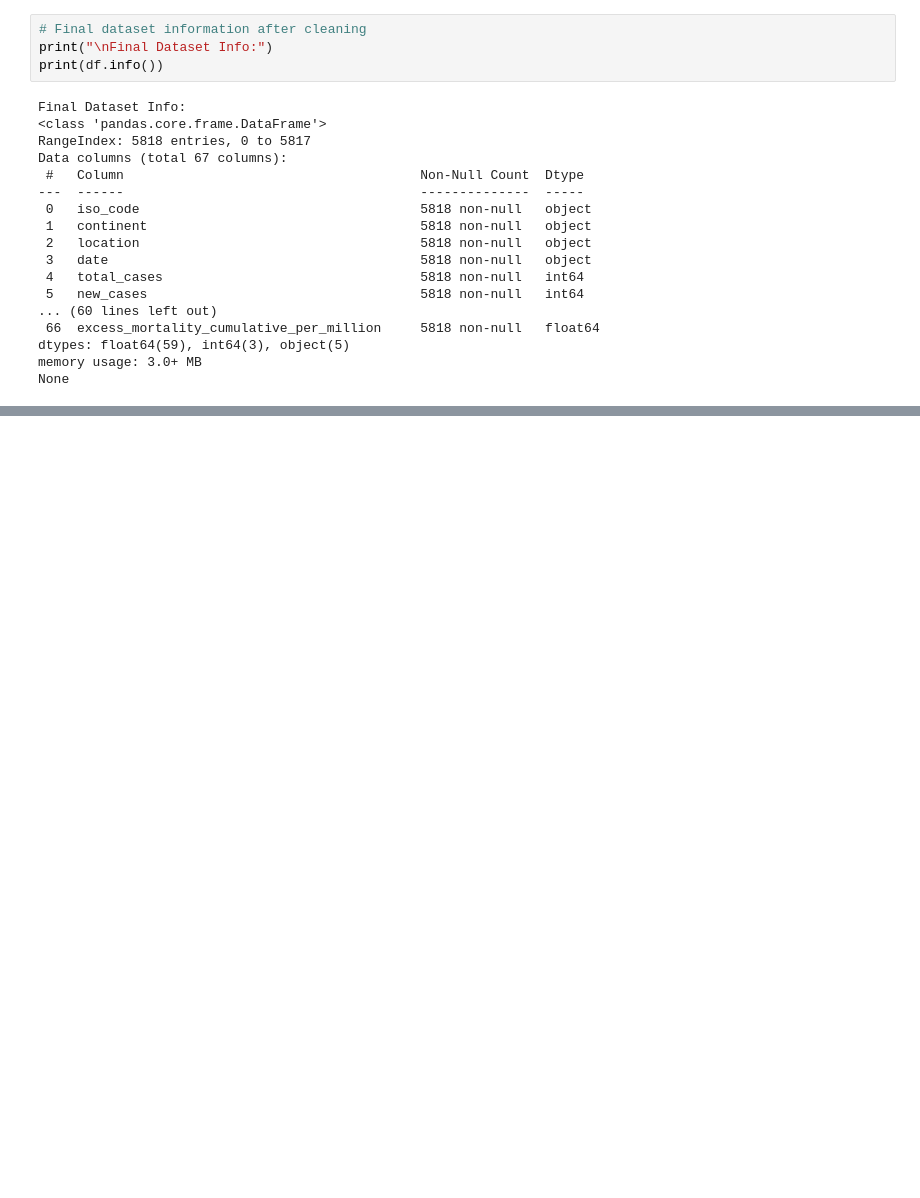
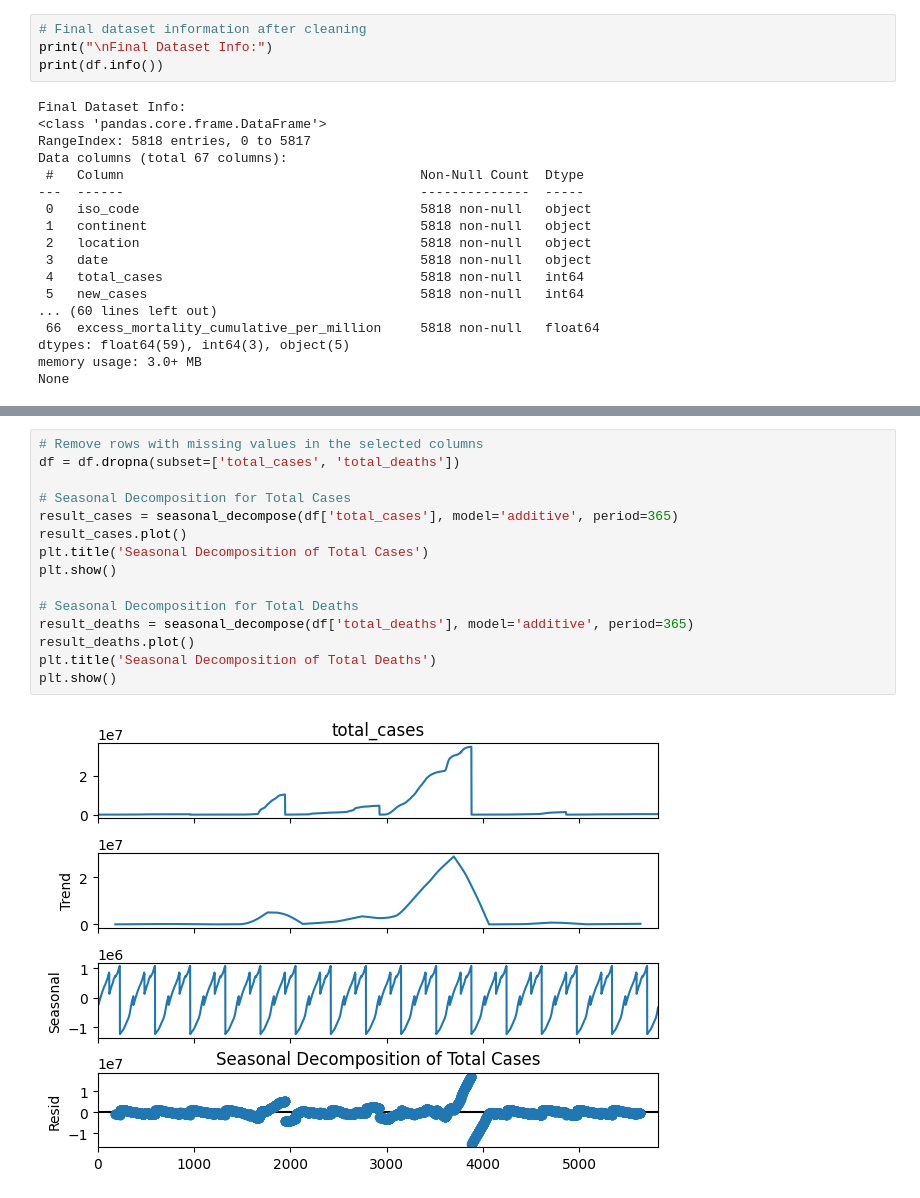
Before and after one commit to PRANTIKCHAKRABORTY/EDA, a Jupyter notebook: 21BCE0003.ipynb, the cells around one changed output, grey strips where cells are left out. Cells and saved outputs as stored; diff of their text form; blank space fills up the shorter version.

```diff
--- a/21BCE0003.ipynb
+++ b/21BCE0003.ipynb
@@ -148,0 +228,17 @@ None
+# %%
+# Remove rows with missing values in the selected columns
+df = df.dropna(subset=['total_cases', 'total_deaths'])
+
+# Seasonal Decomposition for Total Cases
+result_cases = seasonal_decompose(df['total_cases'], model='additive', period=365)
+result_cases.plot()
+plt.title('Seasonal Decomposition of Total Cases')
+plt.show()
+
+# Seasonal Decomposition for Total Deaths
+result_deaths = seasonal_decompose(df['total_deaths'], model='additive', period=365)
+result_deaths.plot()
+plt.title('Seasonal Decomposition of Total Deaths')
+plt.show()
+# %% [output]
+[figure, added]
```
Also changed, not shown: parts of 88 cells of this notebook.
